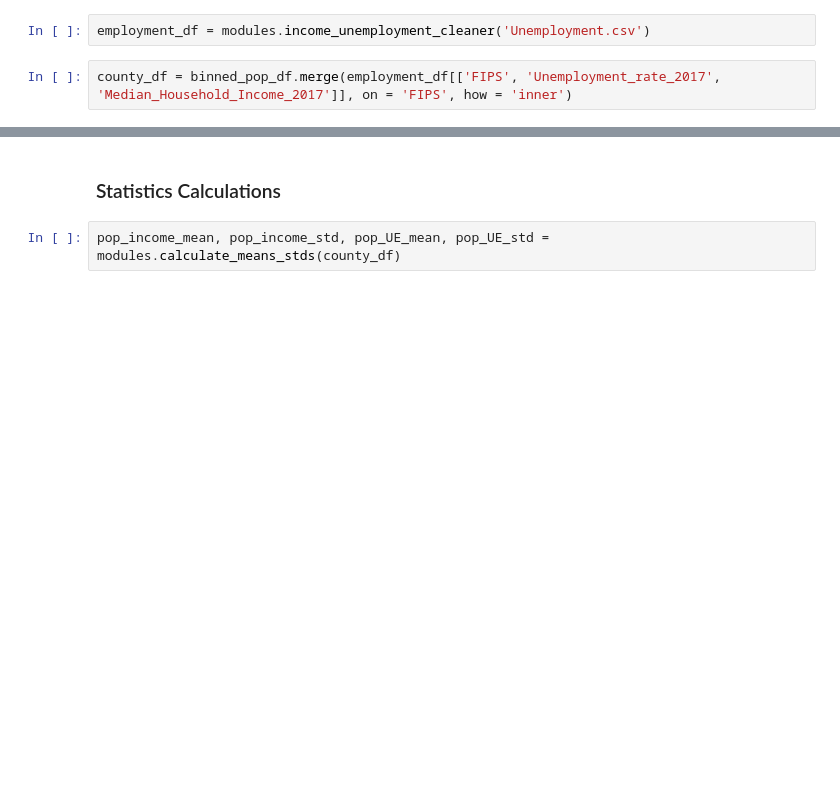
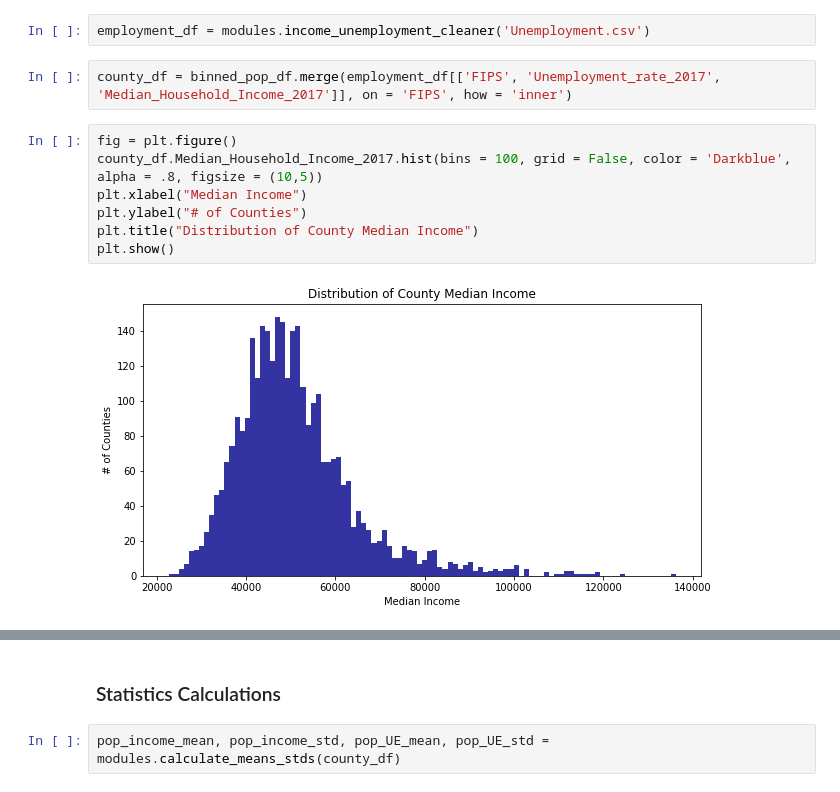
Before and after one commit to BenGeissel/Population_Effects_on_income_hypothesis_testing_module3project, a Jupyter notebook: Mod3Project_Ben_Rob_Technical_Audience.ipynb, the cells around one changed output, grey strips where cells are left out. Drawn from its saved outputs; the diff is of its cells as text; blank space fills up the shorter version.

```diff
--- a/Mod3Project_Ben_Rob_Technical_Audience.ipynb
+++ b/Mod3Project_Ben_Rob_Technical_Audience.ipynb
@@ -29,4 +29,13 @@ binned_pop_df = modules.classify_county_populations(pop_df, rural_lookup)
 employment_df = modules.income_unemployment_cleaner('Unemployment.csv')
 # %%
 county_df = binned_pop_df.merge(employment_df[['FIPS', 'Unemployment_rate_2017', 'Median_Household_Income_2017']], on = 'FIPS', how = 'inner')
+# %%
+fig = plt.figure()
+county_df.Median_Household_Income_2017.hist(bins = 100, grid = False, color = 'Darkblue', alpha = .8, figsize = (10,5))
+plt.xlabel("Median Income")
+plt.ylabel("# of Counties")
+plt.title("Distribution of County Median Income")
+plt.show()
+# %% [output]
+[figure, added]
 # %%
```
Also changed, not shown: parts of 9 cells of this notebook, 3 other files.
